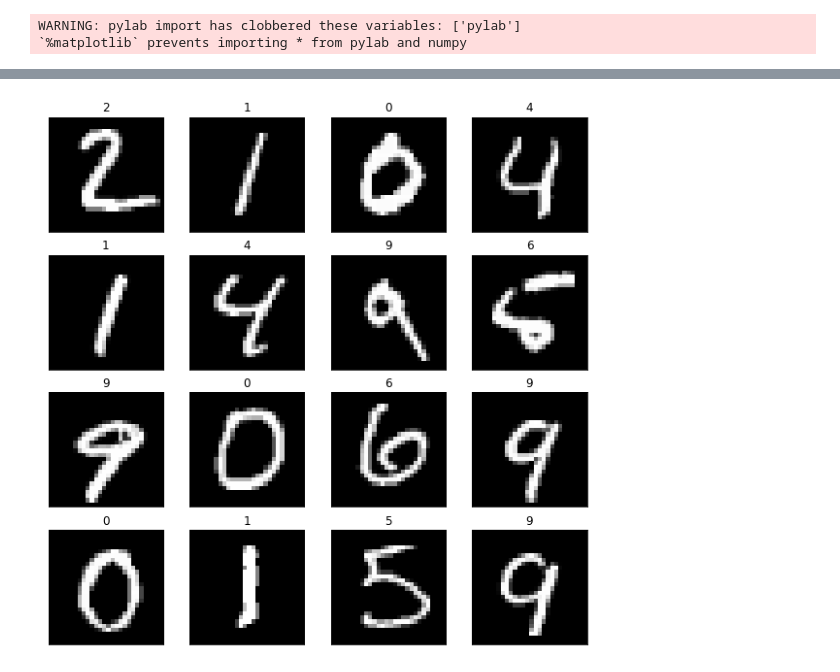
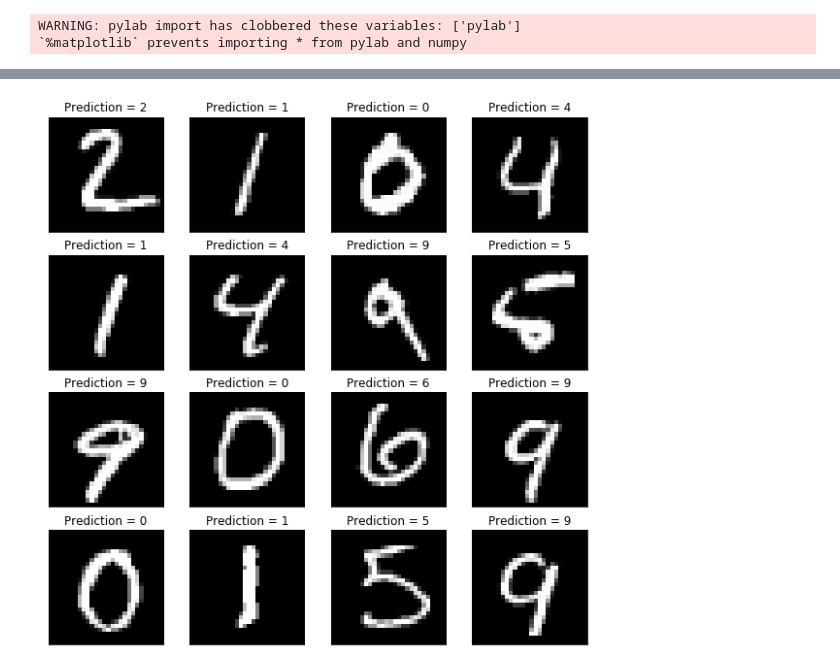
Before and after one commit to Taib/machine_learning, a Jupyter notebook: notebooks/102_feedforward_neural_networks.ipynb, the cells around one changed output, grey strips where cells are left out. Saved outputs shown, nothing was run; the diff lists cells and outputs as text; code cells hidden in the pictures.

```diff
--- a/notebooks/102_feedforward_neural_networks.ipynb
+++ b/notebooks/102_feedforward_neural_networks.ipynb
@@ -134,7 +147,7 @@ fig = plt.figure(figsize=(10,10))
 for i in range(1, 17):
     plt.subplot(4, 4, i)
     plt.imshow(x_train[i], cmap=plt.cm.gray)
-    plt.title(y_train[i])
+    plt.title('Label = {}'.format(y_train[i]))
     plt.xticks(())
     plt.yticks(())
 # %% [output]
@@ -162,0 +196,7 @@ _________________________________________________________________
+# %%
+input_im = keras.layers.Input(shape=(28,28))
+x = keras.layers.Flatten()(input_im)
+x = keras.layers.Dense(512, activation='relu')(x)
+x = keras.layers.Dense(10, activation='softmax')(x)
+model = keras.models.Model(input_im, x, name='mnist_classifier')
+model.summary()
@@ -180,12 +233,12 @@ model.evaluate(x_test, y_test)
 # %%
 fig = plt.figure(figsize=(10,10))
 for i in range(1, 17):
     plt.subplot(4, 4, i)
     plt.imshow(x_test[i], cmap=plt.cm.gray)
     pred = model.predict(x_test[i:i+1])
     cl = np.argmax(pred)
-    plt.title(cl)
+    plt.title('Prediction = {}'.format(cl))
     plt.xticks(())
     plt.yticks(())
 # %% [output]
-[figure, old version]
+[figure, new version]
```
Also changed, not shown: parts of 22 cells of this notebook, 5 other files.
